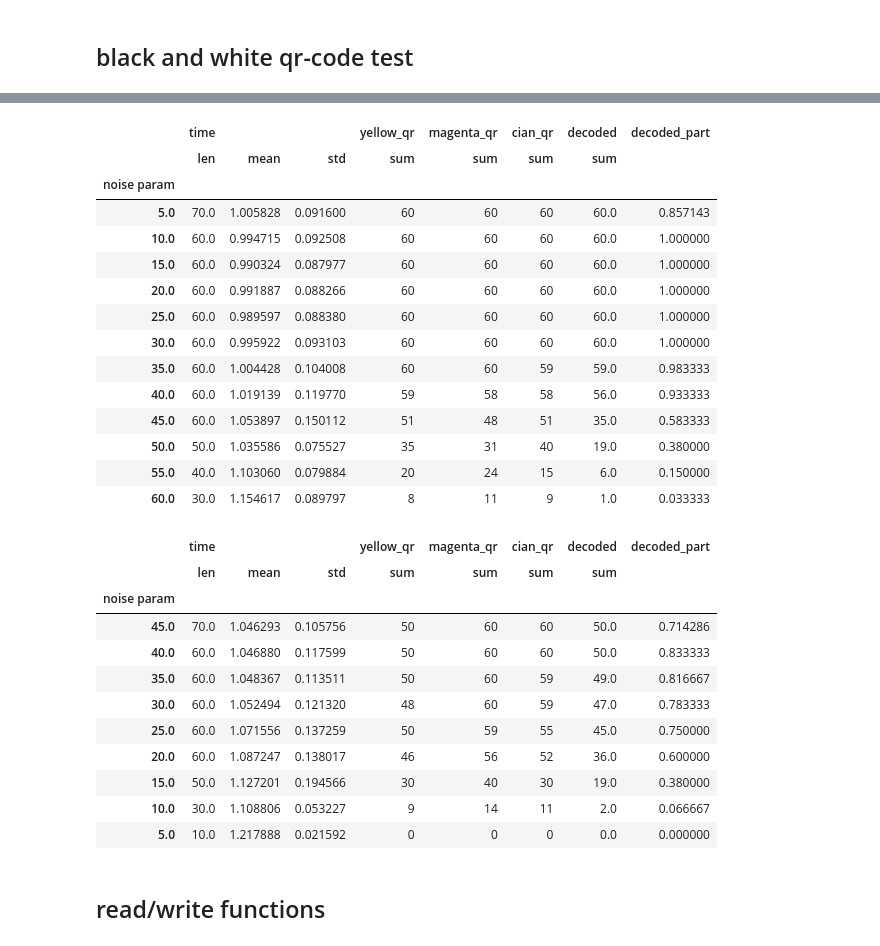
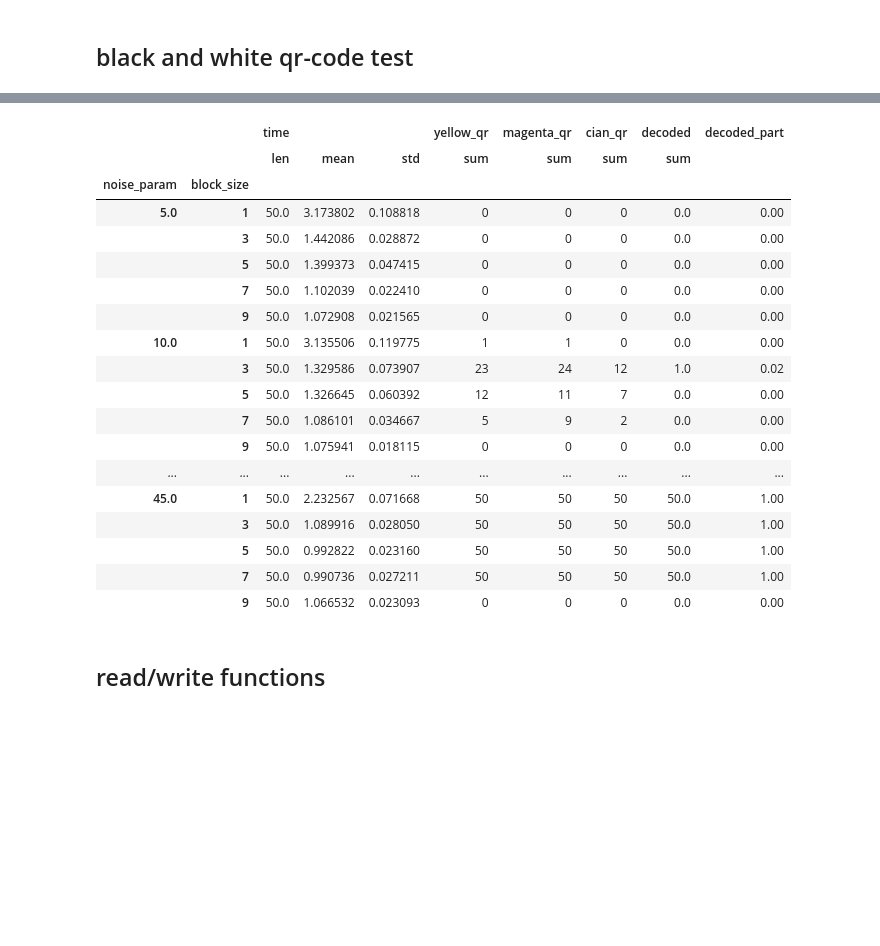
Before and after one commit to Dangovsky/colored_qr, a Jupyter notebook: color qr.ipynb, the cells around one changed output, grey strips where cells are left out. Saved outputs shown, nothing was run; the diff lists cells and outputs as text; code cells hidden in the pictures; blank space fills up the shorter version.

Commit message:
update tests

```diff
--- a/color qr.ipynb
+++ b/color qr.ipynb
@@ -656,5 +515,5 @@ def bw_make_test(
 # %%
-df = bw_make_test(
+bw = bw_make_test(
     n_iter = 10,
     repeats = 50,
     noise_types=['gauss', 'salt and pepper','poisson'],
@@ -751,12 +729,13 @@ bw.head(20)
 # %%
 df = make_test(
     n_images=1,
-    repeats=10,
+    repeats= 50,
+    n_iter = 10,
     noise_types=['gauss'],
     gauss_sigma_step = 5,
-    s_p_amount_step = 0.002,
+    s_p_amount_step = 0.0005,
     poisson_peak_step = 5,
-    block_size_min = 2,
-    block_size_max = 8,
+    block_size_min = 1,
+    block_size_max = 10,
     colors=8,
     ALPHABET=np.array(list(string.ascii_lowercase + ' ')))
@@ -809,47 +798,30 @@ sp.head(20)
 # %%
-ga = df[df.noise_type == 'gauss'].groupby('noise param').agg({'time' :[len, np.mean, np.std],
+po = df[df.noise_type == 'poisson'].groupby(['noise_param', 'block_size']).agg({'time' :[len, np.mean, np.std],
                                                                 'yellow_qr' : np.sum,
                                                                 'magenta_qr' : np.sum,
                                                                 'cian_qr' : np.sum,
                                                                 'decoded' : np.sum})
-ga['decoded_part'] = ga.decoded['sum'] / ga.time['len']
-ga.tail(20)
+po['decoded_part'] = po.decoded['sum'] / po.time['len']
+po.head(100)
 # %% [output]
-|  | time |  |  | yellow_qr | magenta_qr | cian_qr | decoded | decoded_part |
-|  | len | mean | std | sum | sum | sum | sum |  |
-| noise param |  |  |  |  |  |  |  |  |
-| 5.0 | 70.0 | 1.005828 | 0.091600 | 60 | 60 | 60 | 60.0 | 0.857143 |
-| 10.0 | 60.0 | 0.994715 | 0.092508 | 60 | 60 | 60 | 60.0 | 1.000000 |
-| 15.0 | 60.0 | 0.990324 | 0.087977 | 60 | 60 | 60 | 60.0 | 1.000000 |
-| 20.0 | 60.0 | 0.991887 | 0.088266 | 60 | 60 | 60 | 60.0 | 1.000000 |
-| 25.0 | 60.0 | 0.989597 | 0.088380 | 60 | 60 | 60 | 60.0 | 1.000000 |
-| 30.0 | 60.0 | 0.995922 | 0.093103 | 60 | 60 | 60 | 60.0 | 1.000000 |
-| 35.0 | 60.0 | 1.004428 | 0.104008 | 60 | 60 | 59 | 59.0 | 0.983333 |
-| 40.0 | 60.0 | 1.019139 | 0.119770 | 59 | 58 | 58 | 56.0 | 0.933333 |
-| 45.0 | 60.0 | 1.053897 | 0.150112 | 51 | 48 | 51 | 35.0 | 0.583333 |
-| 50.0 | 50.0 | 1.035586 | 0.075527 | 35 | 31 | 40 | 19.0 | 0.380000 |
-| 55.0 | 40.0 | 1.103060 | 0.079884 | 20 | 24 | 15 | 6.0 | 0.150000 |
-| 60.0 | 30.0 | 1.154617 | 0.089797 | 8 | 11 | 9 | 1.0 | 0.033333 |
+|  |  | time |  |  | yellow_qr | magenta_qr | cian_qr | decoded | decoded_part |
+|  |  | len | mean | std | sum | sum | sum | sum |  |
+| noise_param | block_size |  |  |  |  |  |  |  |  |
+| 5.0 | 1 | 50.0 | 3.173802 | 0.108818 | 0 | 0 | 0 | 0.0 | 0.00 |
+|  | 3 | 50.0 | 1.442086 | 0.028872 | 0 | 0 | 0 | 0.0 | 0.00 |
+|  | 5 | 50.0 | 1.399373 | 0.047415 | 0 | 0 | 0 | 0.0 | 0.00 |
+|  | 7 | 50.0 | 1.102039 | 0.022410 | 0 | 0 | 0 | 0.0 | 0.00 |
+|  | 9 | 50.0 | 1.072908 | 0.021565 | 0 | 0 | 0 | 0.0 | 0.00 |
+| 10.0 | 1 | 50.0 | 3.135506 | 0.119775 | 1 | 1 | 0 | 0.0 | 0.00 |
+|  | 3 | 50.0 | 1.329586 | 0.073907 | 23 | 24 | 12 | 1.0 | 0.02 |
+|  | 5 | 50.0 | 1.326645 | 0.060392 | 12 | 11 | 7 | 0.0 | 0.00 |
+|  | 7 | 50.0 | 1.086101 | 0.034667 | 5 | 9 | 2 | 0.0 | 0.00 |
+|  | 9 | 50.0 | 1.075941 | 0.018115 | 0 | 0 | 0 | 0.0 | 0.00 |
+| ... | ... | ... | ... | ... | ... | ... | ... | ... | ... |
+| 45.0 | 1 | 50.0 | 2.232567 | 0.071668 | 50 | 50 | 50 | 50.0 | 1.00 |
+|  | 3 | 50.0 | 1.089916 | 0.028050 | 50 | 50 | 50 | 50.0 | 1.00 |
+|  | 5 | 50.0 | 0.992822 | 0.023160 | 50 | 50 | 50 | 50.0 | 1.00 |
+|  | 7 | 50.0 | 0.990736 | 0.027211 | 50 | 50 | 50 | 50.0 | 1.00 |
+|  | 9 | 50.0 | 1.066532 | 0.023093 | 0 | 0 | 0 | 0.0 | 0.00 |
-# %%
-po = df[df.noise_type == 'poisson'].groupby('noise param', sort = False).agg({'time' :[len, np.mean, np.std],
-                                                                'yellow_qr' : np.sum,
-                                                                'magenta_qr' : np.sum,
-                                                                'cian_qr' : np.sum,
-                                                                'decoded' : np.sum})
-po['decoded_part'] = po.decoded['sum'] / po.time['len']
-po.head(20)
-# %% [output]
-|  | time |  |  | yellow_qr | magenta_qr | cian_qr | decoded | decoded_part |
-|  | len | mean | std | sum | sum | sum | sum |  |
-| noise param |  |  |  |  |  |  |  |  |
-| 45.0 | 70.0 | 1.046293 | 0.105756 | 50 | 60 | 60 | 50.0 | 0.714286 |
-| 40.0 | 60.0 | 1.046880 | 0.117599 | 50 | 60 | 60 | 50.0 | 0.833333 |
-| 35.0 | 60.0 | 1.048367 | 0.113511 | 50 | 60 | 59 | 49.0 | 0.816667 |
-| 30.0 | 60.0 | 1.052494 | 0.121320 | 48 | 60 | 59 | 47.0 | 0.783333 |
-| 25.0 | 60.0 | 1.071556 | 0.137259 | 50 | 59 | 55 | 45.0 | 0.750000 |
-| 20.0 | 60.0 | 1.087247 | 0.138017 | 46 | 56 | 52 | 36.0 | 0.600000 |
-| 15.0 | 50.0 | 1.127201 | 0.194566 | 30 | 40 | 30 | 19.0 | 0.380000 |
-| 10.0 | 30.0 | 1.108806 | 0.053227 | 9 | 14 | 11 | 2.0 | 0.066667 |
-| 5.0 | 10.0 | 1.217888 | 0.021592 | 0 | 0 | 0 | 0.0 | 0.000000 |
 # %% [markdown]
 ## read/write functions
```
Also changed, not shown: parts of 20 cells of this notebook.
